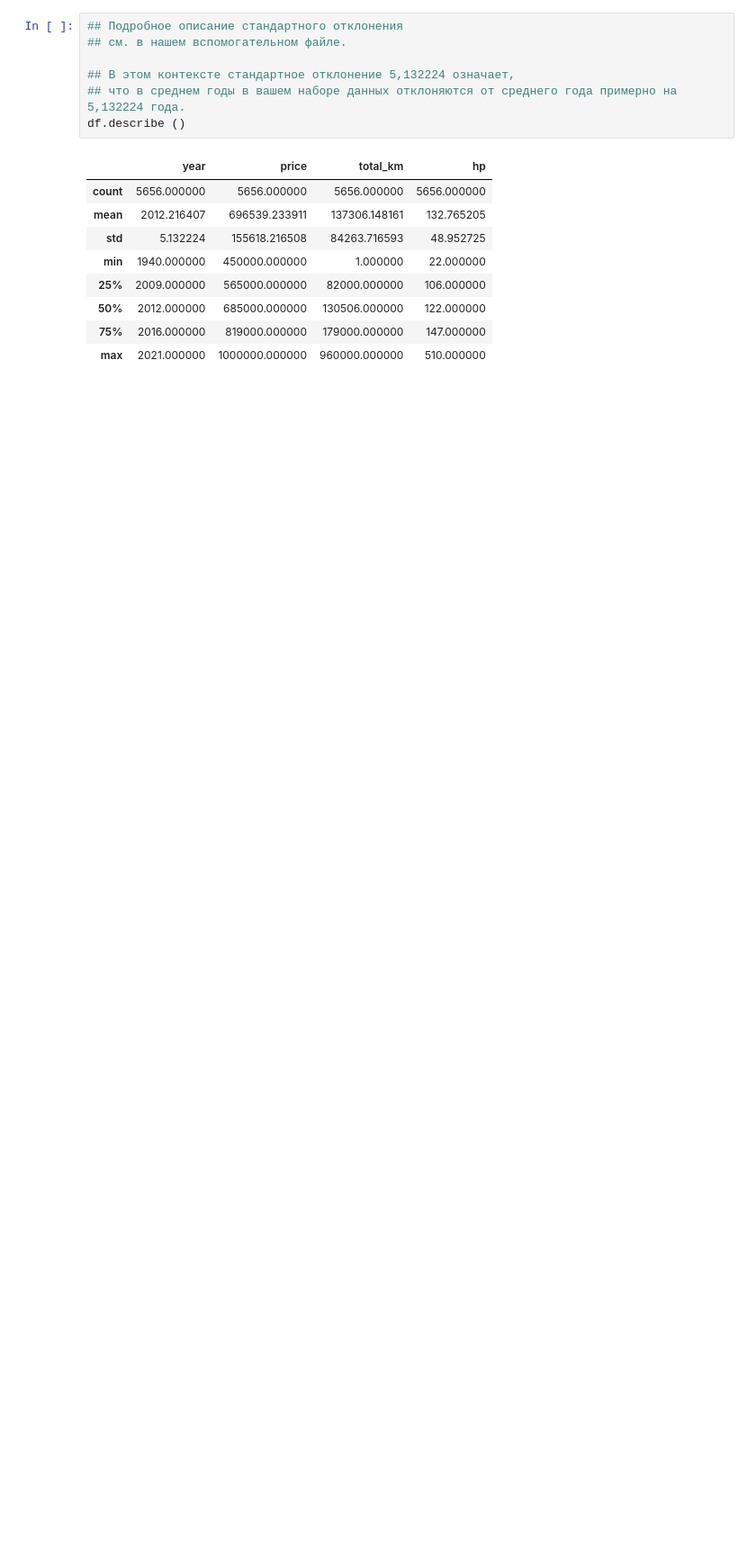
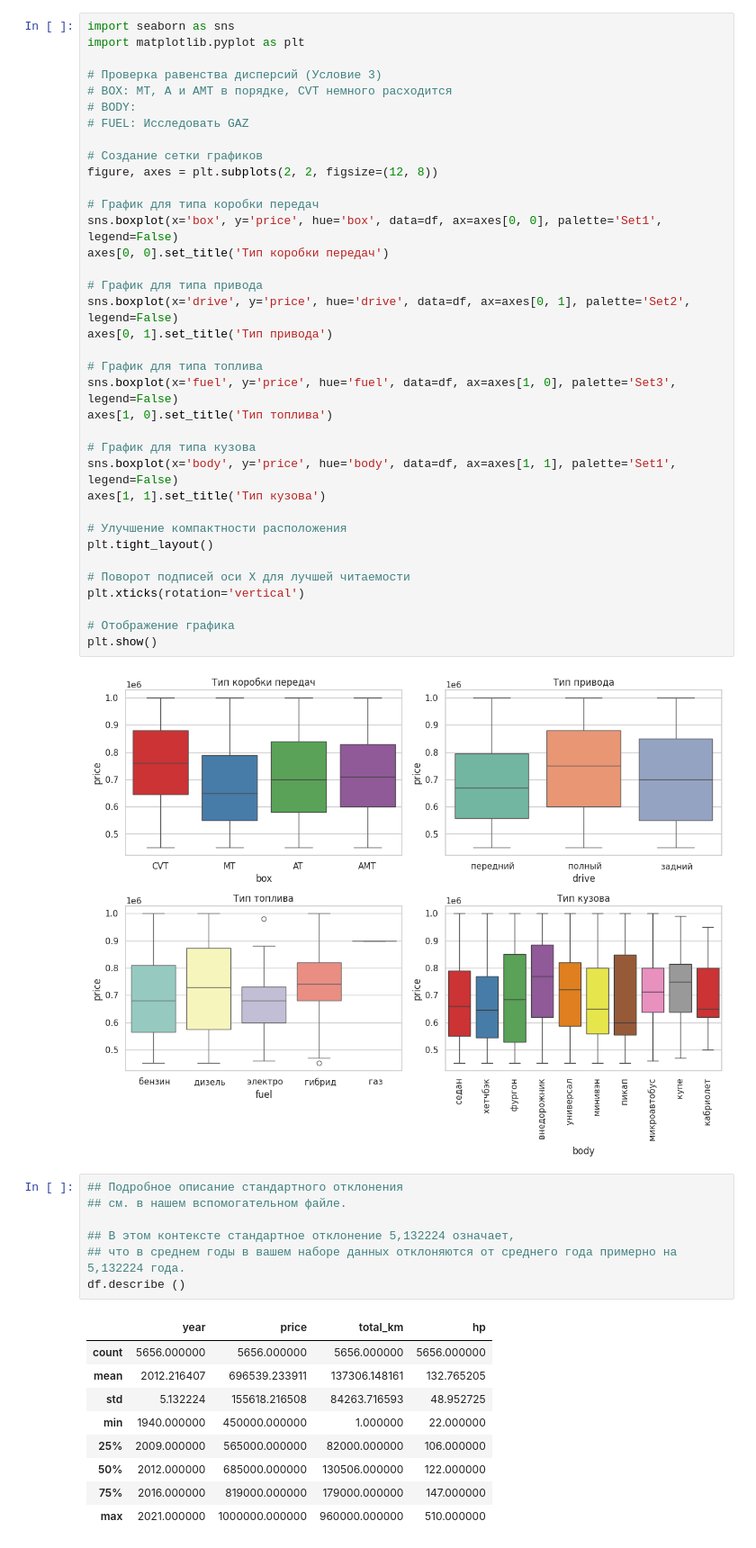
Before and after one commit to iskakanartur/car_data_analysis, a Jupyter notebook: cars_stats.ipynb, the cells around one changed output. Shown at 90% size. Drawn from its saved outputs; the diff is of its cells as text; blank space fills up the shorter version.

```diff
--- a/cars_stats.ipynb
+++ b/cars_stats.ipynb
@@ -31,3 +92,41 @@ dtype: object
+# %%
+import seaborn as sns
+import matplotlib.pyplot as plt
+
+# Проверка равенства дисперсий (Условие 3)
+# BOX: MT, A и AMT в порядке, CVT немного расходится
+# BODY:
+# FUEL: Исследовать GAZ
+
+# Создание сетки графиков
+figure, axes = plt.subplots(2, 2, figsize=(12, 8))
+
+# График для типа коробки передач
+sns.boxplot(x='box', y='price', hue='box', data=df, ax=axes[0, 0], palette='Set1', legend=False)
+axes[0, 0].set_title('Тип коробки передач')
+
+# График для типа привода
+sns.boxplot(x='drive', y='price', hue='drive', data=df, ax=axes[0, 1], palette='Set2', legend=False)
+axes[0, 1].set_title('Тип привода')
+
+# График для типа топлива
+sns.boxplot(x='fuel', y='price', hue='fuel', data=df, ax=axes[1, 0], palette='Set3', legend=False)
+axes[1, 0].set_title('Тип топлива')
+
+# График для типа кузова
+sns.boxplot(x='body', y='price', hue='body', data=df, ax=axes[1, 1], palette='Set1', legend=False)
+axes[1, 1].set_title('Тип кузова')
+
+# Улучшение компактности расположения
+plt.tight_layout()
+
+# Поворот подписей оси X для лучшей читаемости
+plt.xticks(rotation='vertical')
+
+# Отображение графика
+plt.show()
+# %% [output]
+[figure, added]
 # %%
 ## Подробное описание стандартного отклонения
 ## см. в нашем вспомогательном файле.
```
Also changed, not shown: parts of 20 cells of this notebook, 1 other file.
